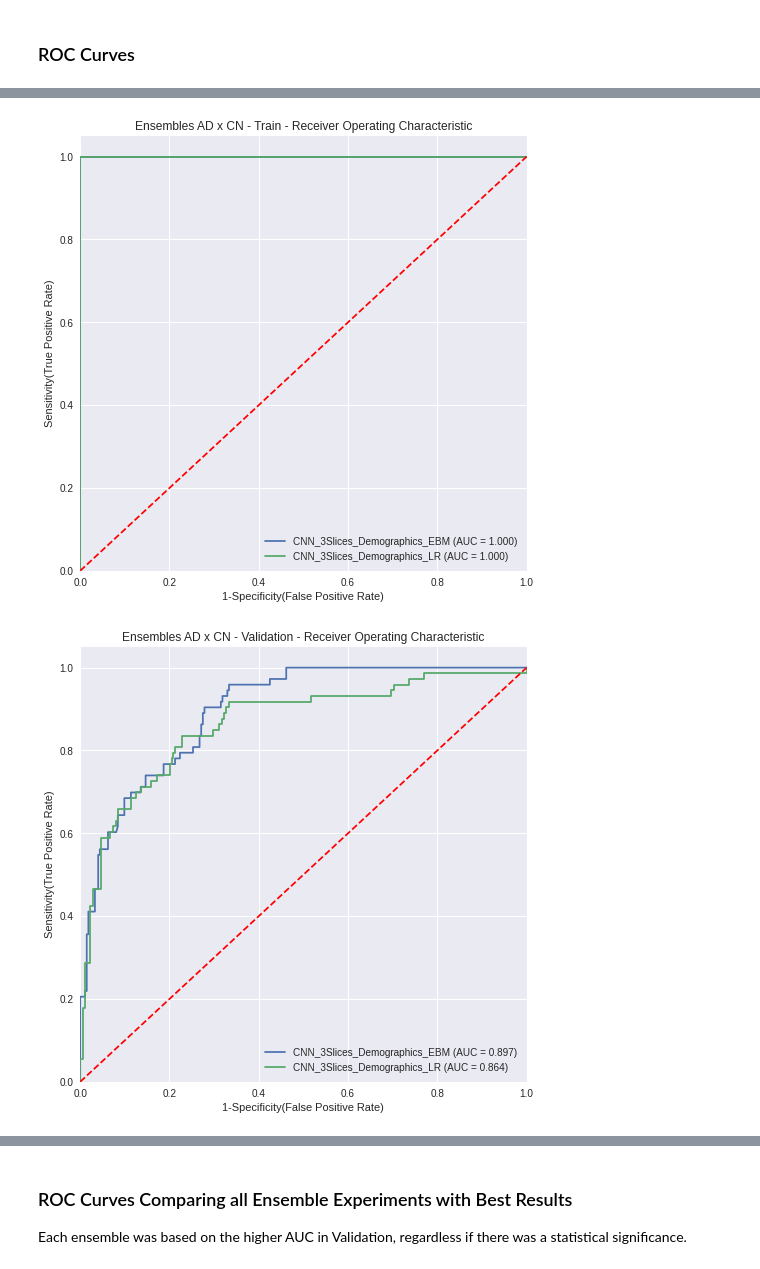
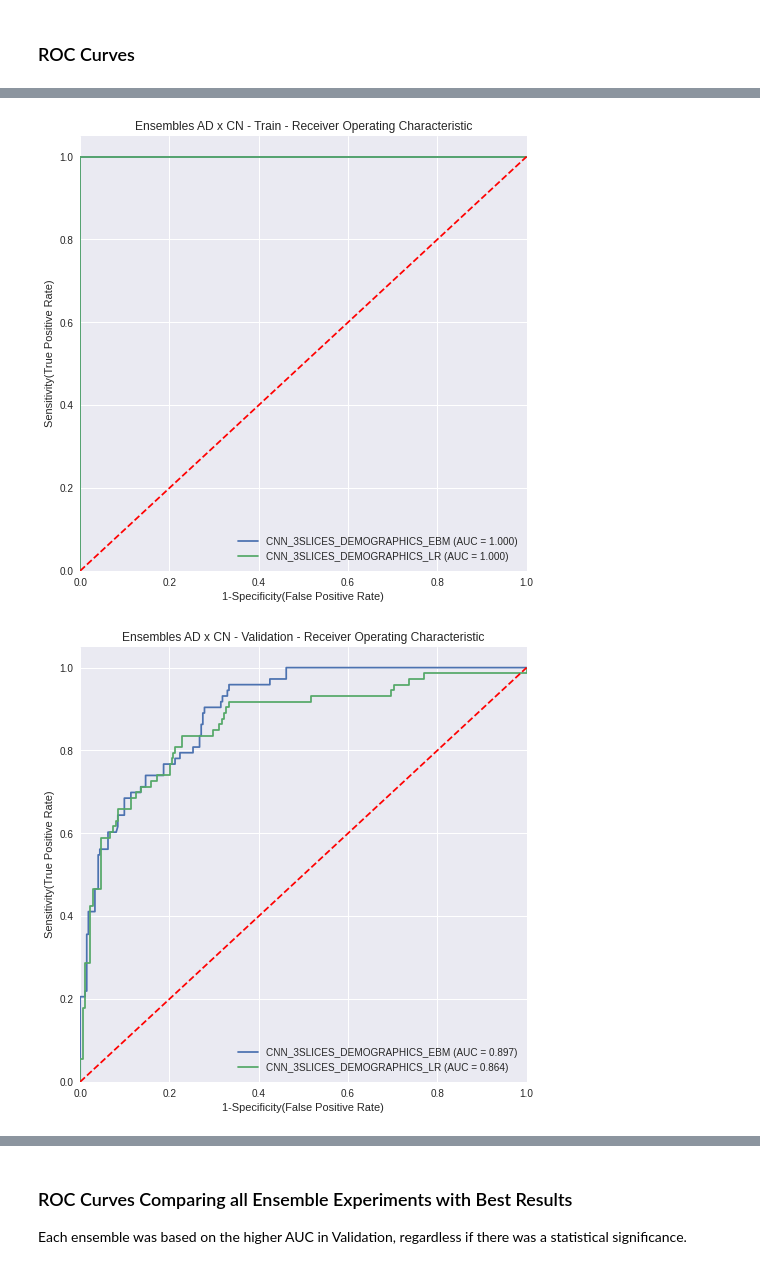
Before and after one commit to lucasthim/mmml-alzheimer-diagnosis, a Jupyter notebook: notebooks/dissertation/03_results_ensemble_learning_results.ipynb, the cells around one changed output, grey strips where cells are left out. Saved outputs shown, nothing was run; the diff lists cells and outputs as text; code cells hidden in the pictures.

```diff
--- a/notebooks/dissertation/03_results_ensemble_learning_results.ipynb
+++ b/notebooks/dissertation/03_results_ensemble_learning_results.ipynb
@@ -53,6 +63,7 @@ def datasets_sizes(df,datasets,label='MACRO_GROUP'):
 ## AD x CN
 # %%
 df_preds = pd.read_csv(data_path+'PREDICTIONS_AD_ALL_SCORES_ENSEMBLE.csv')
+df_preds.columns = df_preds.columns.str.upper()
 datasets = [df_preds.query("DATASET in ('train','train_cnn')"),
             df_preds.query("DATASET == 'validation'"),
             df_preds.query("DATASET == 'test'")]
@@ -102,8 +116,8 @@ set: Test
 # %%
-models = ['CNN_3Slices_Demographics_EBM',
-       'CNN_3Slices_Demographics_LR']
+models = ['CNN_3SLICES_DEMOGRAPHICS_EBM',
+       'CNN_3SLICES_DEMOGRAPHICS_LR']
 df_rocs = calculate_rocs_on_datasets(models = models,datasets=datasets,label ='DIAGNOSIS',roc_title_prefix='Ensembles AD x CN - ')
 df_rocs
 # %% [output]
-[figure, old version]
+[figure, new version]
-[figure, old version]
+[figure, new version]
```
Also changed, not shown: parts of 58 cells of this notebook.
